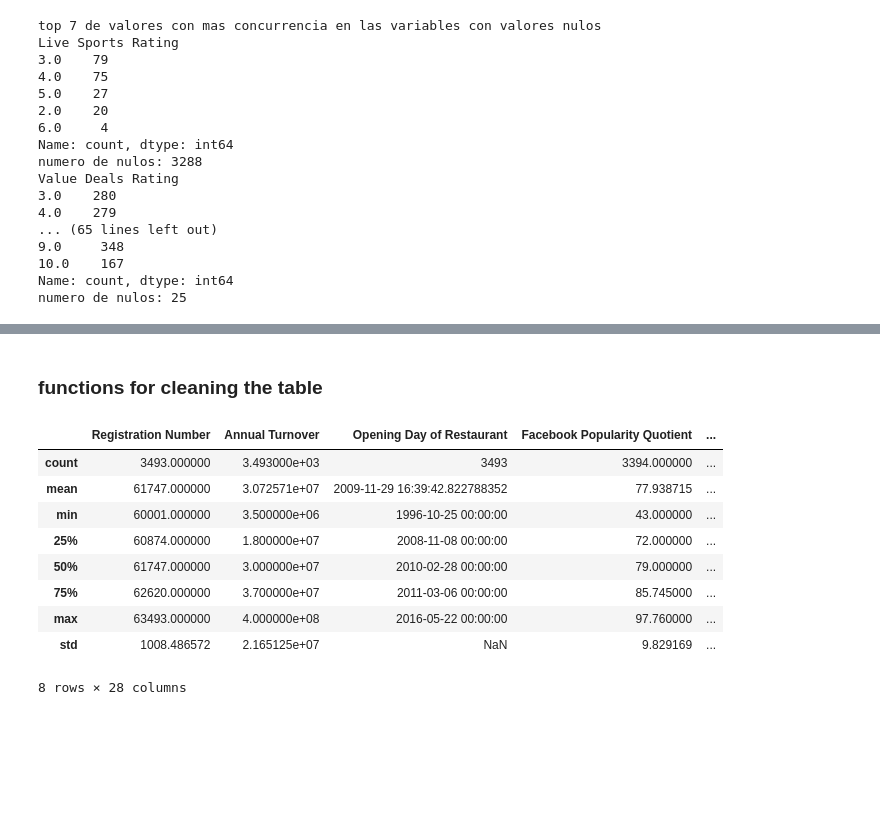
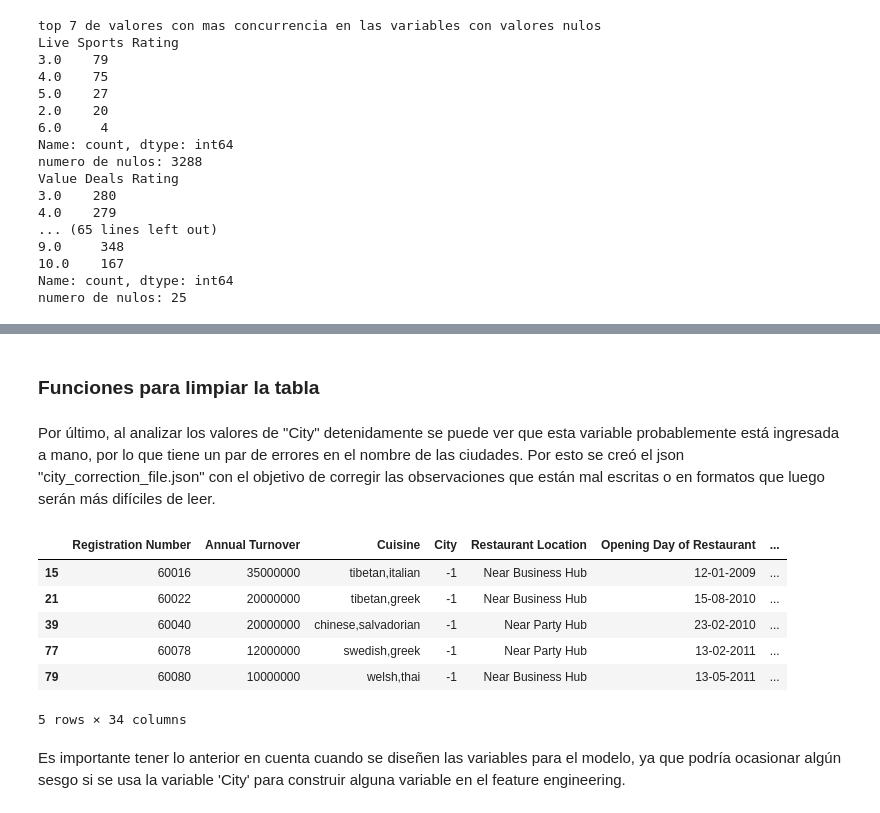
Before and after one commit to AdrianGutierrez0606199/challenge_ia_ml_test, a Jupyter notebook: EDA_parte_1_1/raw_to_staging/raw_to_staging_cleanup.ipynb, the cells around one changed output, grey strips where cells are left out. Saved outputs shown, nothing was run; the diff lists cells and outputs as text; code cells hidden in the pictures; blank space fills up the shorter version.

```diff
--- a/EDA_parte_1_1/raw_to_staging/raw_to_staging_cleanup.ipynb
+++ b/EDA_parte_1_1/raw_to_staging/raw_to_staging_cleanup.ipynb
@@ -237,5 +238,5 @@ Dado el analisis anterior, es posible que en el procesamiento que se hace desde
 # %% [markdown]
-### functions for cleaning the table
+### Funciones para limpiar la tabla
 # %%
 from CleanupFunc import CleanUp
 
@@ -247,16 +248,26 @@ CleanData.convert_lower_case()
 CleanData.convert_float_to_int(cols=list(float_int_variables))
 # convert the date cols to datetime
 CleanData.convert_date_cols(cols=["Opening Day of Restaurant"])
-# %%
-raw_data.describe()
-# %% [output]
-|  | Registration Number | Annual Turnover | Opening Day of Restaurant | Facebook Popularity Quotient | ... |
-| count | 3493.000000 | 3.493000e+03 | 3493 | 3394.000000 | ... |
-| mean | 61747.000000 | 3.072571e+07 | 2009-11-29 16:39:42.822788352 | 77.938715 | ... |
-| min | 60001.000000 | 3.500000e+06 | 1996-10-25 00:00:00 | 43.000000 | ... |
-| 25% | 60874.000000 | 1.800000e+07 | 2008-11-08 00:00:00 | 72.000000 | ... |
-| 50% | 61747.000000 | 3.000000e+07 | 2010-02-28 00:00:00 | 79.000000 | ... |
-| 75% | 62620.000000 | 3.700000e+07 | 2011-03-06 00:00:00 | 85.745000 | ... |
-| max | 63493.000000 | 4.000000e+08 | 2016-05-22 00:00:00 | 97.760000 | ... |
-| std | 1008.486572 | 2.165125e+07 | NaN | 9.829169 | ... |
-8 rows × 28 columns
+# %% [markdown]
+Por último, al analizar los valores de "City" detenidamente se puede ver que esta variable probablemente está ingresada a mano, por lo que tiene un par de errores en el nombre de las ciudades. Por esto se creó el json "city_correction_file.json" con el objetivo de corregir las observaciones que están mal escritas o en formatos que luego serán más difíciles de leer.
+# %%
+# load the json file
+with open("city_correction_file.json", "r", encoding="utf-8") as f:
+    city_to_country = dict(json.load(f))
+
+# Replace with corrections and map to country
+replace_cities = city_to_country.keys()
+raw_data['City'] = [city_to_country.get(city, None) if city in replace_cities else city for city in raw_data['City']]
+# %%
+# there are multiple rows with city == '-1'
+raw_data[raw_data['City'] == '-1'].head()
+# %% [output]
+|  | Registration Number | Annual Turnover | Cuisine | City | Restaurant Location | Opening Day of Restaurant | ... |
+| 15 | 60016 | 35000000 | tibetan,italian | -1 | Near Business Hub | 12-01-2009 | ... |
+| 21 | 60022 | 20000000 | tibetan,greek | -1 | Near Business Hub | 15-08-2010 | ... |
+| 39 | 60040 | 20000000 | chinese,salvadorian | -1 | Near Party Hub | 23-02-2010 | ... |
+| 77 | 60078 | 12000000 | swedish,greek | -1 | Near Party Hub | 13-02-2011 | ... |
+| 79 | 60080 | 10000000 | welsh,thai | -1 | Near Business Hub | 13-05-2011 | ... |
+5 rows × 34 columns
+# %% [markdown]
+Es importante tener lo anterior en cuenta cuando se diseñen las variables para el modelo, ya que podría ocasionar algún sesgo si se usa la variable 'City' para construir alguna variable en el feature engineering.
```
Also changed, not shown: parts of 9 cells of this notebook, 5 other files.
